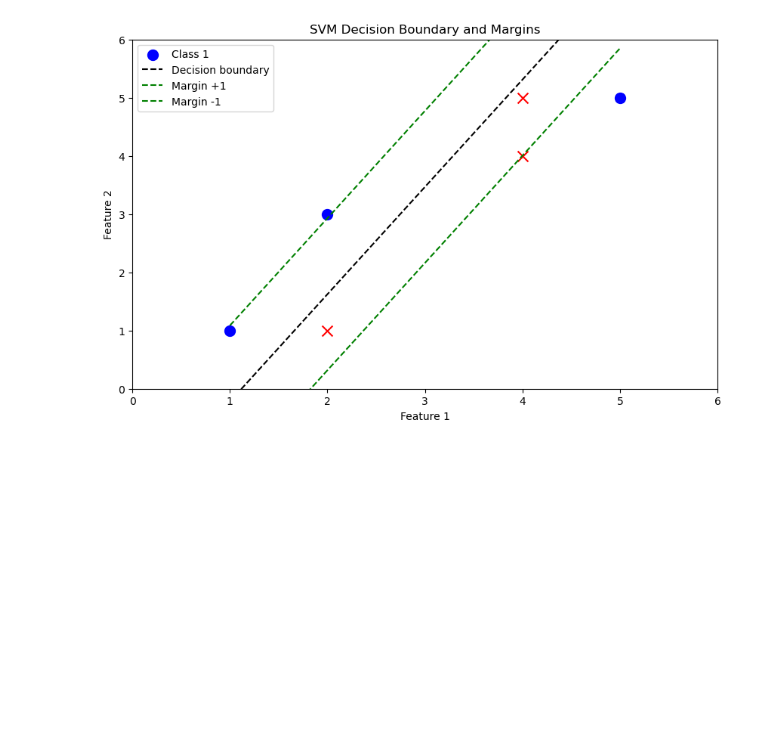
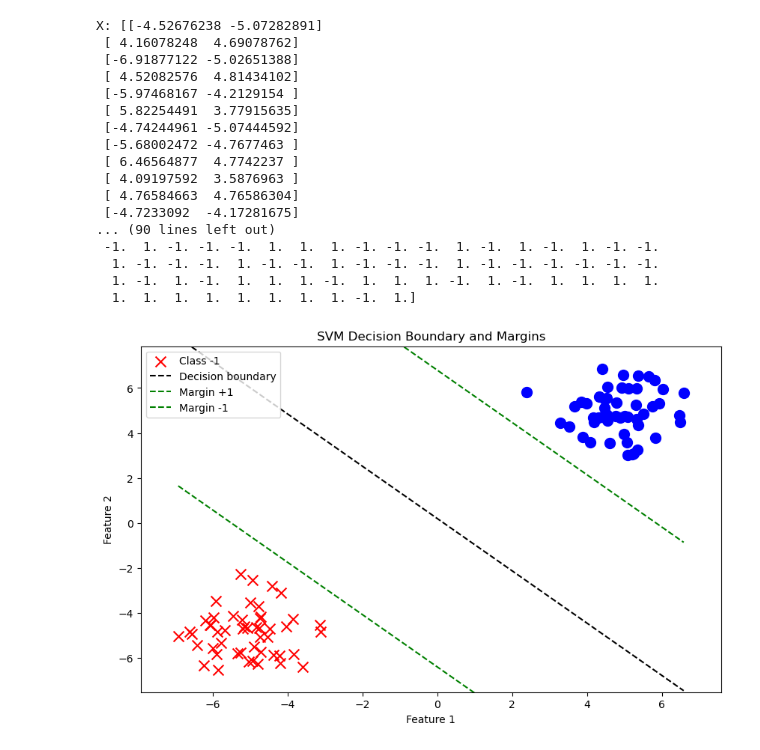
Before and after one commit to paramdesai321/Splitting-Ig-Folds, a Jupyter notebook: SupportVectorMachine/svm.ipynb, the cells around one changed output. Cells and saved outputs as stored; diff of their text form; code cells hidden in the pictures; blank space fills up the shorter version.

Commit message:
testing with a more stable and bigger dataset

```diff
--- a/SupportVectorMachine/svm.ipynb
+++ b/SupportVectorMachine/svm.ipynb
@@ -5,7 +5,7 @@ import matplotlib.pyplot as plt
 
 
 class SVM:
-    def __init__(self, learning_rate=0.001, lambda_param=0.01, n_iters=1000):
+    def __init__(self, learning_rate=0.01, lambda_param=0.01, n_iters=1000):
         self.lr = learning_rate
         self.lambda_param = lambda_param
         self.n_iters = n_iters
@@ -52,44 +52,74 @@ class SVM:
         # Decision boundary
         x1_1 = get_hyperplane_value(x0_1, self.w, self.b, 0)
         x1_2 = get_hyperplane_value(x0_2, self.w, self.b, 0)
         plt.plot([x0_1, x0_2], [x1_1, x1_2], 'k--', label="Decision boundary")
 
         # Positive margin
         x1_1 = get_hyperplane_value(x0_1, self.w, self.b, 1)
         x1_2 = get_hyperplane_value(x0_2, self.w, self.b, 1)
         plt.plot([x0_1, x0_2], [x1_1, x1_2], 'g--', label="Margin +1")
 
         # Negative margin
         x1_1 = get_hyperplane_value(x0_1, self.w, self.b, -1)
         x1_2 = get_hyperplane_value(x0_2, self.w, self.b, -1)
         plt.plot([x0_1, x0_2], [x1_1, x1_2], 'g--', label="Margin -1")
 
         # Axis limits and labels
         plt.xlim([x0_1 - 1, x0_2 + 1])
         plt.ylim([np.amin(X[:, 1]) - 1, np.amax(X[:, 1]) + 1])
         plt.xlabel("Feature 1")
         plt.ylabel("Feature 2")
         plt.legend()
         plt.title("SVM Decision Boundary and Margins")
         plt.show()
 
-\if __name__ == "__main__":
+if __name__ == "__main__":
 
-    X = np.array([
-        [2, 3],
-        [1, 1],
-        [2, 1],
-        [4, 5],
-        [5, 5],
-        [4, 4]
-    ])
-    y = np.array([1, 1, -1, -1, 1, -1])
+        np.random.seed(42)
+
+# Generate 50 points for Class 1 centered at (5, 5)
+        X_class1 = np.random.randn(50, 2) + [5, 5]
+        y_class1 = np.ones(50)
+
+        # Generate 50 points for Class -1 centered at (-5, -5)
+        X_class2 = np.random.randn(50, 2) + [-5, -5]
+        y_class2 = -np.ones(50)
+
+        # Combine both classes to create the dataset
+        X = np.vstack((X_class1, X_class2))
+        y = np.hstack((y_class1, y_class2))
+
+        # Shuffle the dataset to mix class labels
+        indices = np.arange(X.shape[0])
+        np.random.shuffle(indices)
+        X = X[indices]
+        y = y[indices]
+
+        print("X:", X)
+        print("y:", y)
 
     # Initialize and train the SVM
-    clf = SVM(learning_rate=0.01, lambda_param=0.01, n_iters=1000)
-    clf.fit(X, y)
+        clf = SVM(learning_rate=0.01, lambda_param=0.01, n_iters=1000)
+        clf.fit(X, y)
 
     # Plot the data points and hyperplanes
-    clf.plot_hyperplanes(X, y)
+        clf.plot_hyperplanes(X, y)
 # %% [output]
+X: [[-4.52676238 -5.07282891]
+ [ 4.16078248  4.69078762]
+ [-6.91877122 -5.02651388]
+ [ 4.52082576  4.81434102]
+ [-5.97468167 -4.2129154 ]
+ [ 5.82254491  3.77915635]
+ [-4.74244961 -5.07444592]
+ [-5.68002472 -4.7677463 ]
+ [ 6.46564877  4.7742237 ]
+ [ 4.09197592  3.5876963 ]
+ [ 4.76584663  4.76586304]
+ [-4.7233092  -4.17281675]
+... (90 lines left out)
+ -1.  1. -1. -1. -1.  1.  1.  1. -1. -1. -1.  1. -1.  1. -1.  1. -1. -1.
+  1. -1. -1. -1.  1. -1. -1.  1. -1. -1. -1.  1. -1. -1. -1. -1. -1. -1.
+  1. -1.  1. -1.  1.  1.  1. -1.  1.  1.  1. -1.  1. -1.  1.  1.  1.  1.
+  1.  1.  1.  1.  1.  1.  1.  1. -1.  1.]
-[figure, old version]
+[figure, new version]
```
Also changed, not shown: parts of 2 cells of this notebook.
